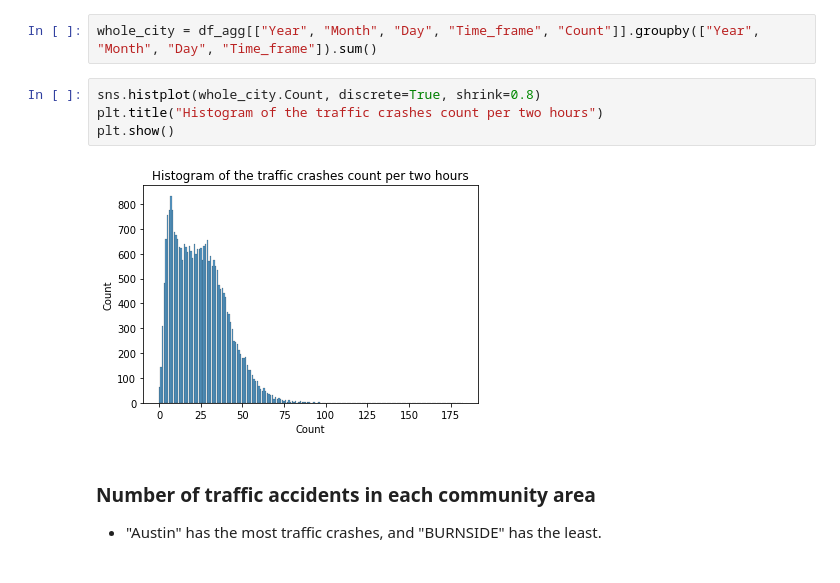
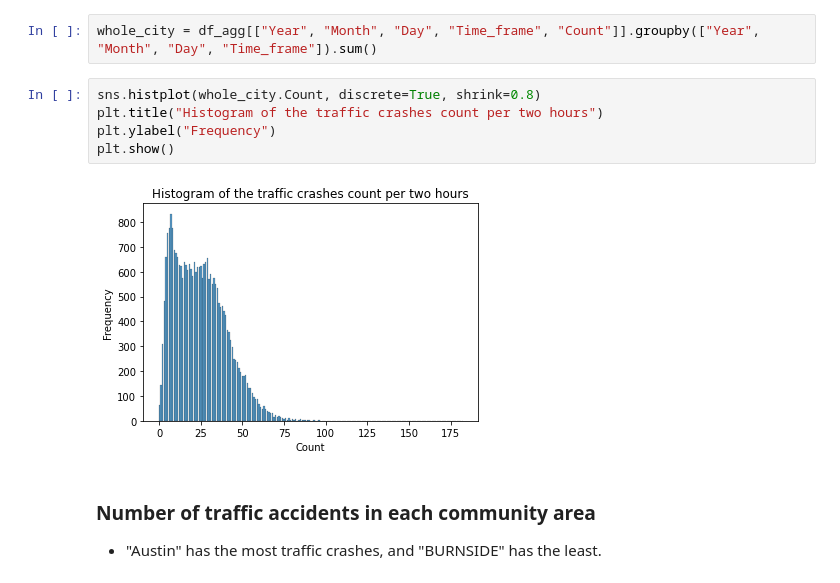
Before and after one commit to kosawa26/Capstone, a Jupyter notebook: GLM.ipynb, the cells around one changed output. Saved outputs shown, nothing was run; the diff lists cells and outputs as text.

```diff
--- a/GLM.ipynb
+++ b/GLM.ipynb
@@ -189,9 +189,10 @@ whole_city = df_agg[["Year", "Month", "Day", "Time_frame", "Count"]].groupby(["Y
 # %%
 sns.histplot(whole_city.Count, discrete=True, shrink=0.8)
 plt.title("Histogram of the traffic crashes count per two hours")
+plt.ylabel("Frequency")
 plt.show()
 # %% [output]
-[figure, old version]
+[figure, new version]
 # %% [markdown]
 ### Number of traffic accidents in each community area
 * "Austin" has the most traffic crashes, and "BURNSIDE" has the least.
```
Also changed, not shown: parts of 8 cells of this notebook, 5 other files.
